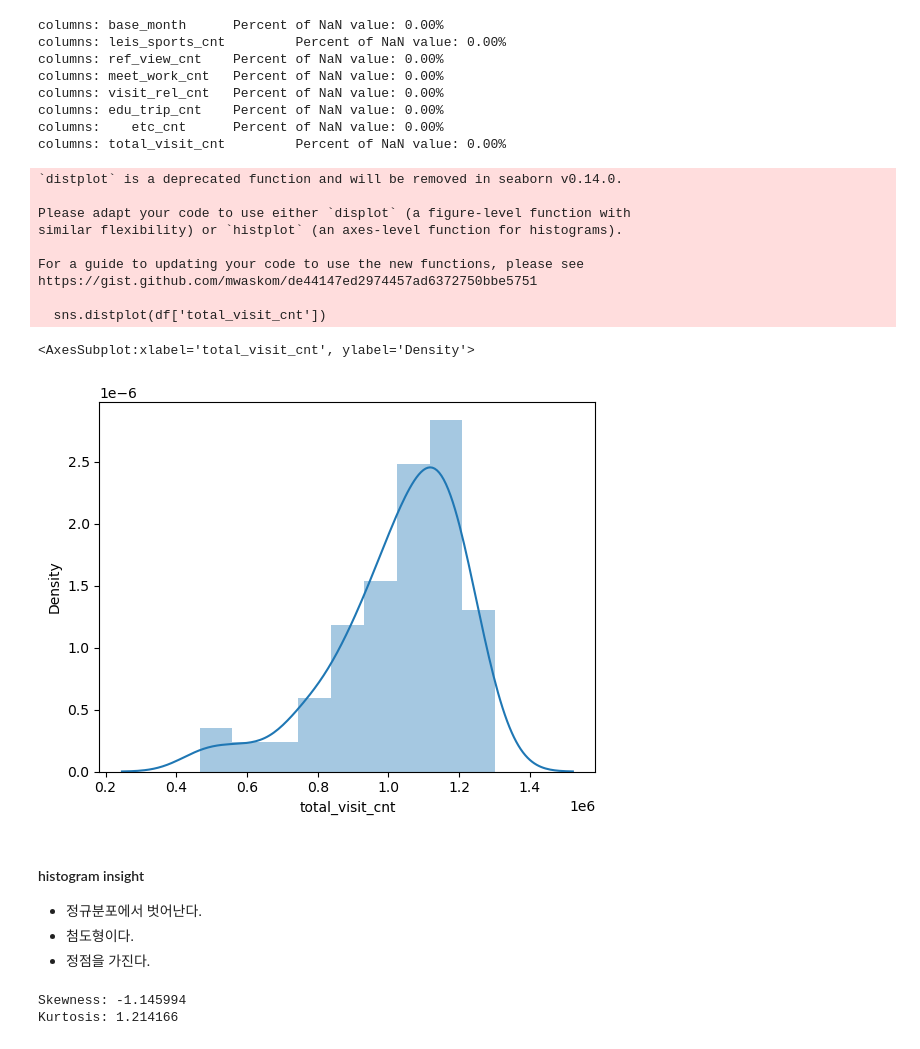
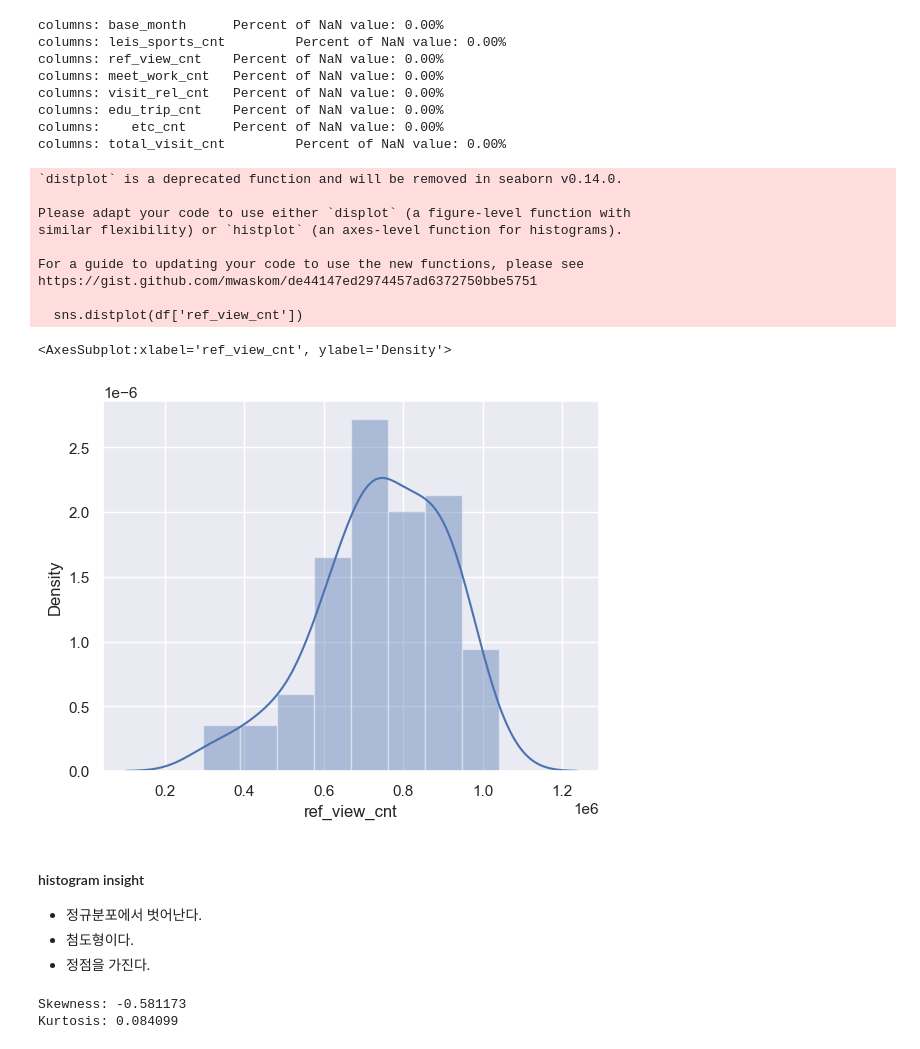
Before and after one commit to YuLim2/BigContest2022, a Jupyter notebook: BigContest2022.ipynb, the cells around one changed output. Cells and saved outputs as stored; diff of their text form; code cells hidden in the pictures.

```diff
--- a/BigContest2022.ipynb
+++ b/BigContest2022.ipynb
@@ -22,6 +23,6 @@ import seaborn as sns
 # %%
 # dataset
-df = pd.read_csv('./data.csv')
+df = pd.read_csv('./data/data.csv')
 # %%
 df.info()
 # %% [output]
@@ -81,19 +82,19 @@ columns:    etc_cnt      Percent of NaN value: 0.00%
 columns: total_visit_cnt         Percent of NaN value: 0.00%
 # %%
 #histogram
-sns.distplot(df['total_visit_cnt'])
+sns.distplot(df['ref_view_cnt'])
 # %% [output]
 `distplot` is a deprecated function and will be removed in seaborn v0.14.0.
 
 Please adapt your code to use either `displot` (a figure-level function with
 similar flexibility) or `histplot` (an axes-level function for histograms).
 
 For a guide to updating your code to use the new functions, please see
 https://gist.github.com/mwaskom/de44147ed2974457ad6372750bbe5751
 
-  sns.distplot(df['total_visit_cnt'])
+  sns.distplot(df['ref_view_cnt'])
-<AxesSubplot:xlabel='total_visit_cnt', ylabel='Density'>
+<AxesSubplot:xlabel='ref_view_cnt', ylabel='Density'>
-[figure, old version]
+[figure, new version]
 # %% [markdown]
 #### histogram insight
 - 정규분포에서 벗어난다.
@@ -101,8 +102,8 @@ https://gist.github.com/mwaskom/de44147ed2974457ad6372750bbe5751
 - 정점을 가진다.
 # %%
 #skewness and kurtosis
-print("Skewness: %f" % df['total_visit_cnt'].skew())
-print("Kurtosis: %f" % df['total_visit_cnt'].kurt())
+print("Skewness: %f" % df['ref_view_cnt'].skew())
+print("Kurtosis: %f" % df['ref_view_cnt'].kurt())
 # %% [output]
-Skewness: -1.145994
-Kurtosis: 1.214166
+Skewness: -0.581173
+Kurtosis: 0.084099
```
Also changed, not shown: parts of 12 cells of this notebook.
